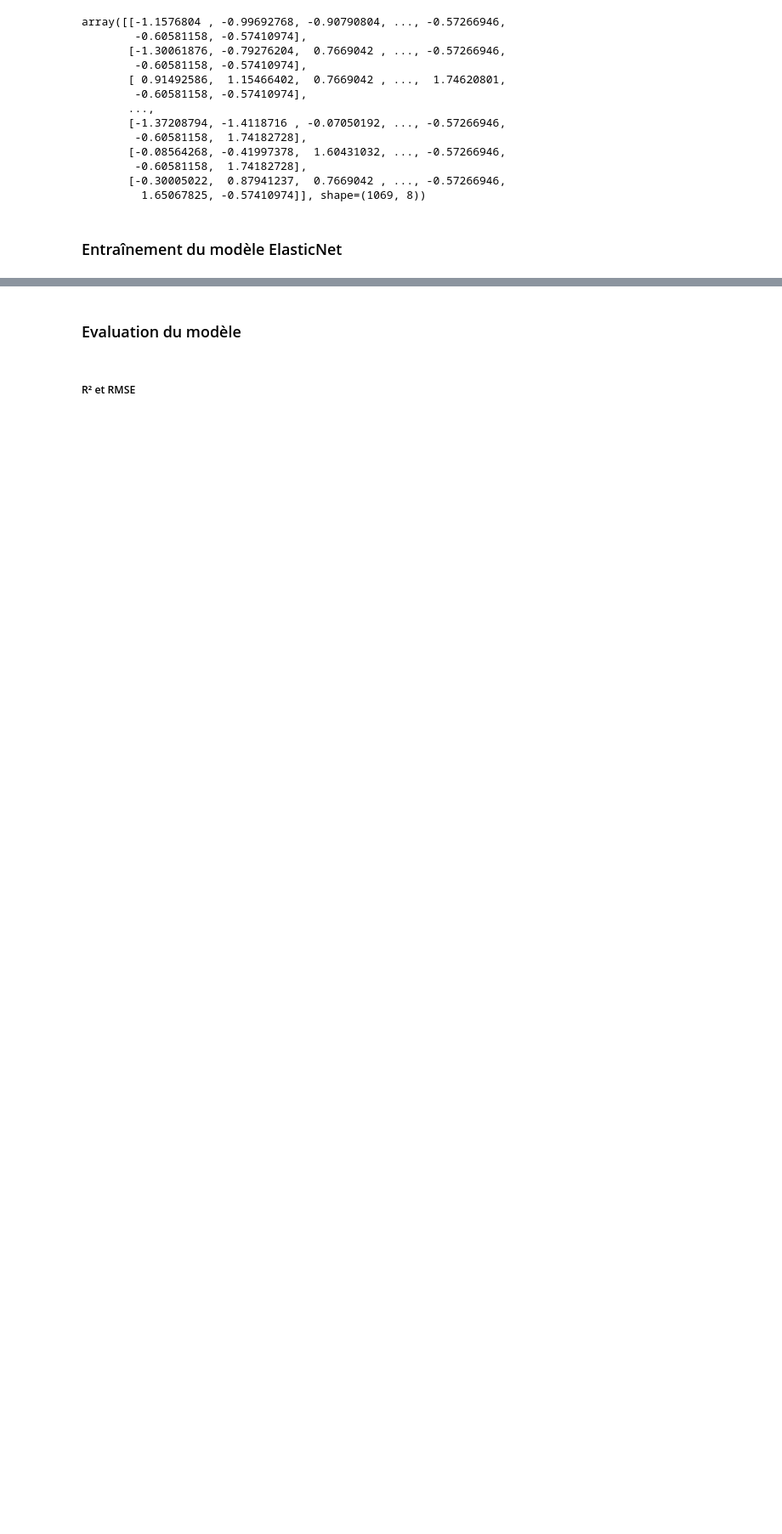
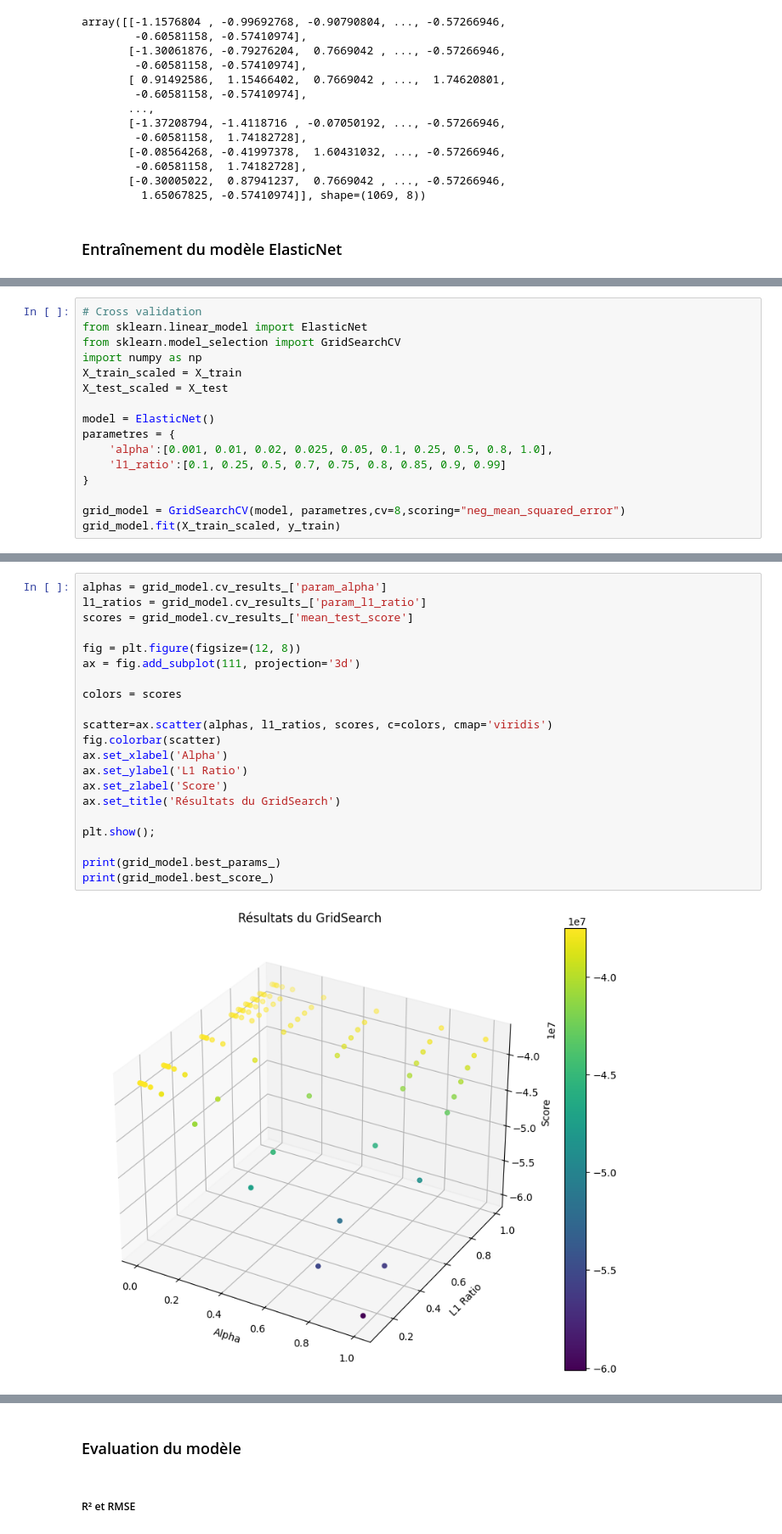
Before and after one commit to Max13500/DS-Machine-Learning, a Jupyter notebook: Regression/ELASTICNET_MedicalCost.ipynb, the cells around one changed output, grey strips where cells are left out. Shown: that part at 85% size. Drawn from its saved outputs; the diff is of its cells as text; blank space fills up the shorter version.

Commit message:
Ajout gridSearch avec Elastic Net

```diff
--- a/Regression/ELASTICNET_MedicalCost.ipynb
+++ b/Regression/ELASTICNET_MedicalCost.ipynb
@@ -177,0 +178,16 @@ array([[-1.1576804 , -0.99692768, -0.90790804, ..., -0.57266946,
+# %%
+# Cross validation
+from sklearn.linear_model import ElasticNet
+from sklearn.model_selection import GridSearchCV
+import numpy as np
+X_train_scaled = X_train
+X_test_scaled = X_test
+
+model = ElasticNet()
+parametres = {
+    'alpha':[0.001, 0.01, 0.02, 0.025, 0.05, 0.1, 0.25, 0.5, 0.8, 1.0],
+    'l1_ratio':[0.1, 0.25, 0.5, 0.7, 0.75, 0.8, 0.85, 0.9, 0.99]
+}
+
+grid_model = GridSearchCV(model, parametres,cv=8,scoring="neg_mean_squared_error")
+grid_model.fit(X_train_scaled, y_train)
@@ -177,0 +201,23 @@ array([[-1.1576804 , -0.99692768, -0.90790804, ..., -0.57266946,
+# %%
+alphas = grid_model.cv_results_['param_alpha']
+l1_ratios = grid_model.cv_results_['param_l1_ratio']
+scores = grid_model.cv_results_['mean_test_score']
+
+fig = plt.figure(figsize=(12, 8))
+ax = fig.add_subplot(111, projection='3d')
+
+colors = scores
+
+scatter=ax.scatter(alphas, l1_ratios, scores, c=colors, cmap='viridis')
+fig.colorbar(scatter)
+ax.set_xlabel('Alpha')
+ax.set_ylabel('L1 Ratio')
+ax.set_zlabel('Score')
+ax.set_title('Résultats du GridSearch')
+
+plt.show();
+
+print(grid_model.best_params_)
+print(grid_model.best_score_)
+# %% [output]
+[figure, added]
```
Also changed, not shown: parts of 6 cells of this notebook.
